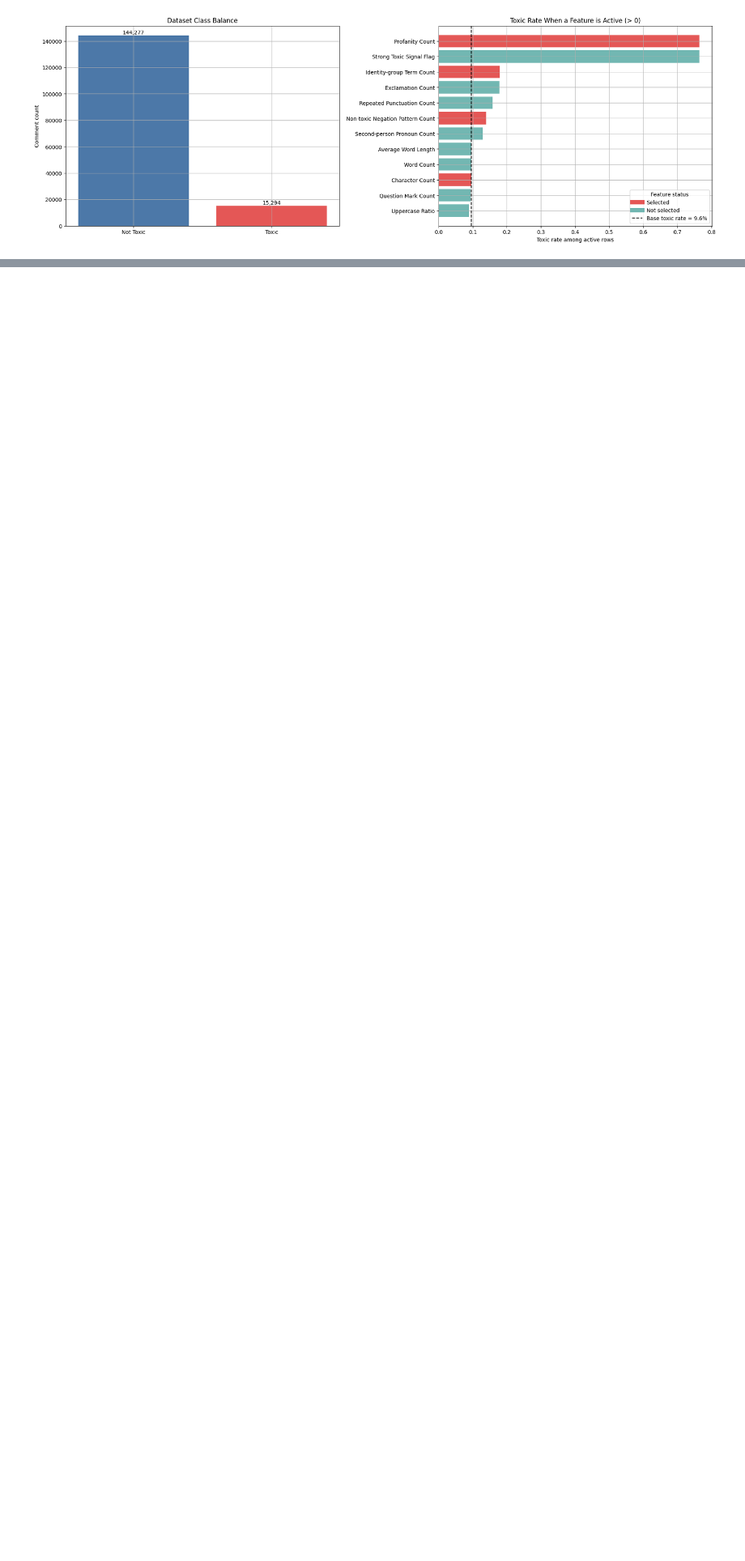
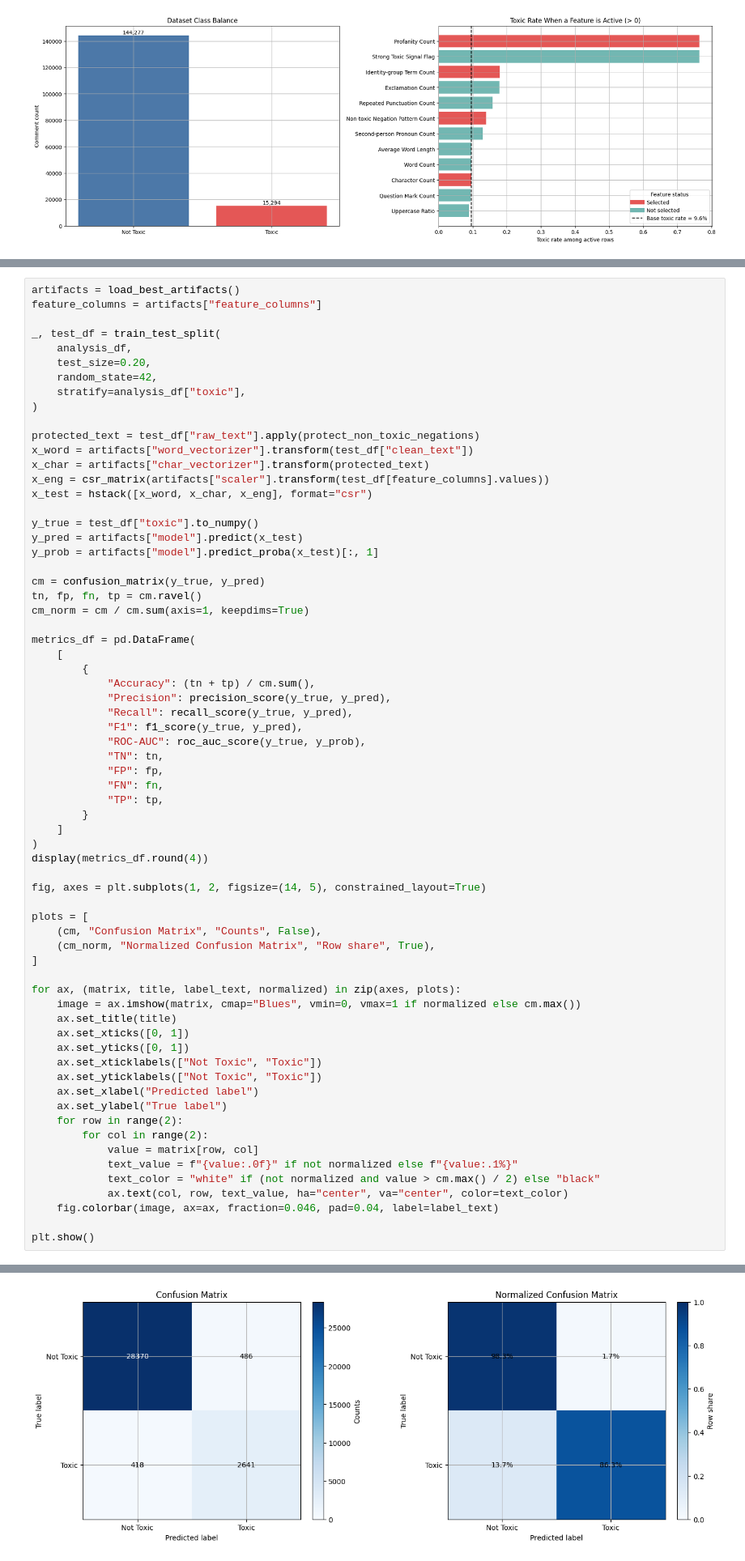
Before and after one commit to oangsa/toxic-comment-detection, a Jupyter notebook: src/data_visualizations.ipynb, the cells around one changed output, grey strips where cells are left out. Shown at 81% size. Saved outputs shown, nothing was run; the diff lists cells and outputs as text; blank space fills up the shorter version.

Commit message:
feat: add confusion matrix in data visualization

```diff
--- a/src/data_visualizations.ipynb
+++ b/src/data_visualizations.ipynb
@@ -501,0 +511,68 @@ plt.show()
+# %%
+artifacts = load_best_artifacts()
+feature_columns = artifacts["feature_columns"]
+
+_, test_df = train_test_split(
+    analysis_df,
+    test_size=0.20,
+    random_state=42,
+    stratify=analysis_df["toxic"],
+)
+
+protected_text = test_df["raw_text"].apply(protect_non_toxic_negations)
+x_word = artifacts["word_vectorizer"].transform(test_df["clean_text"])
+x_char = artifacts["char_vectorizer"].transform(protected_text)
+x_eng = csr_matrix(artifacts["scaler"].transform(test_df[feature_columns].values))
+x_test = hstack([x_word, x_char, x_eng], format="csr")
+
+y_true = test_df["toxic"].to_numpy()
+y_pred = artifacts["model"].predict(x_test)
+y_prob = artifacts["model"].predict_proba(x_test)[:, 1]
+
+cm = confusion_matrix(y_true, y_pred)
+tn, fp, fn, tp = cm.ravel()
+cm_norm = cm / cm.sum(axis=1, keepdims=True)
+
+metrics_df = pd.DataFrame(
+    [
+        {
+            "Accuracy": (tn + tp) / cm.sum(),
+            "Precision": precision_score(y_true, y_pred),
+            "Recall": recall_score(y_true, y_pred),
+            "F1": f1_score(y_true, y_pred),
+            "ROC-AUC": roc_auc_score(y_true, y_prob),
+            "TN": tn,
+            "FP": fp,
+            "FN": fn,
+            "TP": tp,
+        }
+    ]
+)
+display(metrics_df.round(4))
+
+fig, axes = plt.subplots(1, 2, figsize=(14, 5), constrained_layout=True)
+
+plots = [
+    (cm, "Confusion Matrix", "Counts", False),
+    (cm_norm, "Normalized Confusion Matrix", "Row share", True),
+]
+
+for ax, (matrix, title, label_text, normalized) in zip(axes, plots):
+    image = ax.imshow(matrix, cmap="Blues", vmin=0, vmax=1 if normalized else cm.max())
+    ax.set_title(title)
+    ax.set_xticks([0, 1])
+    ax.set_yticks([0, 1])
+    ax.set_xticklabels(["Not Toxic", "Toxic"])
+    ax.set_yticklabels(["Not Toxic", "Toxic"])
+    ax.set_xlabel("Predicted label")
+    ax.set_ylabel("True label")
+    for row in range(2):
+        for col in range(2):
+            value = matrix[row, col]
+            text_value = f"{value:.0f}" if not normalized else f"{value:.1%}"
+            text_color = "white" if (not normalized and value > cm.max() / 2) else "black"
+            ax.text(col, row, text_value, ha="center", va="center", color=text_color)
+    fig.colorbar(image, ax=ax, fraction=0.046, pad=0.04, label=label_text)
+
+plt.show()
+# %% [output]
@@ -502,3 +581,4 @@ plt.show()
+[figure, added]
 # %% [markdown]
 ## Suggested Talking Points
 
```
Also changed, not shown: parts of 3 cells of this notebook.
